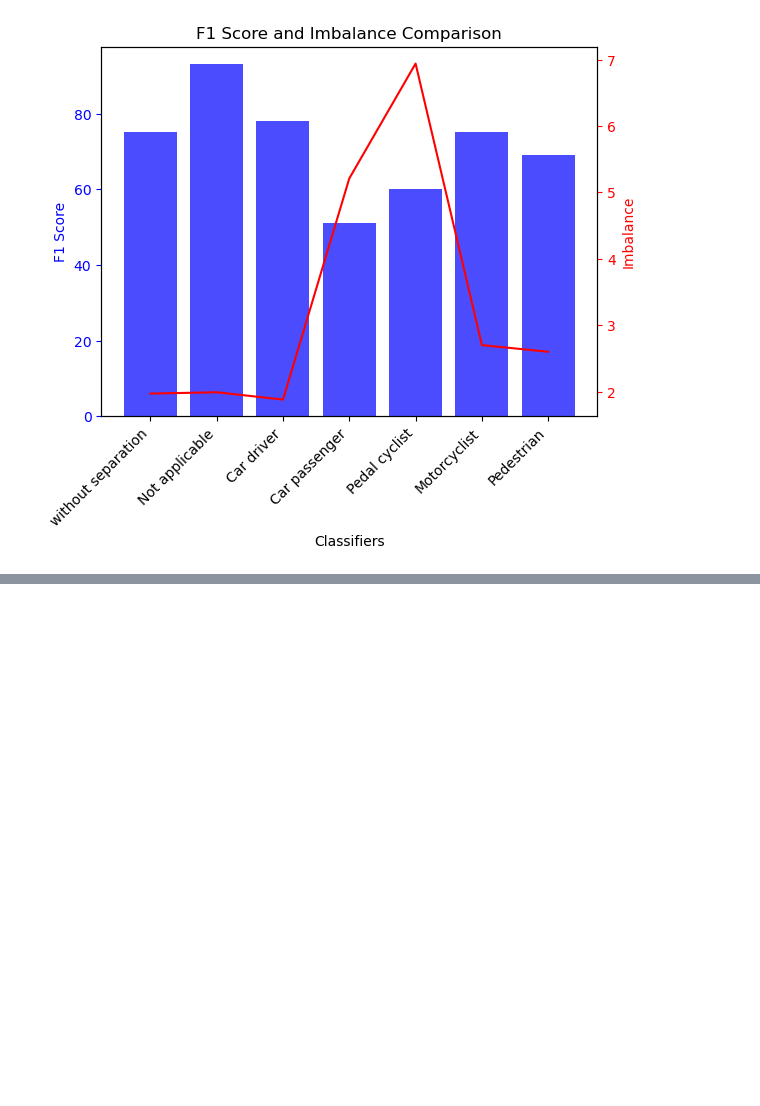
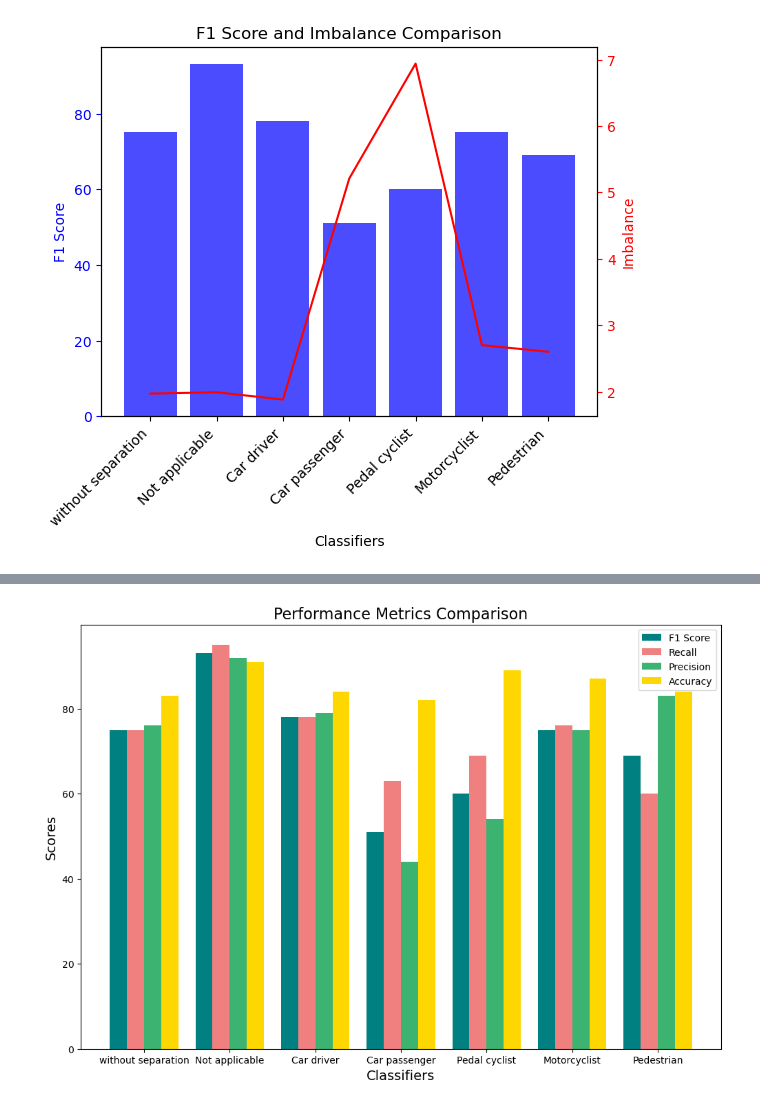
Before and after one commit to mraminamiri/National_Accident, a Jupyter notebook: Comparison.ipynb, the cells around one changed output, grey strips where cells are left out. Cells and saved outputs as stored; diff of their text form; code cells hidden in the pictures; blank space fills up the shorter version.

```diff
--- a/Comparison.ipynb
+++ b/Comparison.ipynb
@@ -404,0 +440,33 @@ plt.show()
+# %%
+import matplotlib.pyplot as plt
+import numpy as np
+
+classifier_names = ["without separation", "Not applicable", "Car driver", "Car passenger", "Pedal cyclist", "Motorcyclist", "Pedestrian"]
+f1_scores = [75, 93, 78, 51, 60, 75, 69]
+recall_scores = [75, 95, 78, 63, 69, 76, 60]
+precision_scores = [76, 92,79, 44, 54, 75, 83]
+accuracy_scores = [83, 91, 84, 82, 89, 87, 84]
+
+num_metrics = len(f1_scores)
+
+x_positions = np.arange(num_metrics)
+
+bar_width = 0.2
+
+plt.figure(figsize=(12, 8))
+plt.bar(x_positions, f1_scores, width=bar_width, label='F1 Score', color='teal')
+plt.bar(x_positions + bar_width, recall_scores, width=bar_width, label='Recall', color='lightcoral')
+plt.bar(x_positions + 2 * bar_width, precision_scores, width=bar_width, label='Precision', color='mediumseagreen')
+plt.bar(x_positions + 3 * bar_width, accuracy_scores, width=bar_width, label='Accuracy', color='gold')
+
+plt.xticks(x_positions + 1.5 * bar_width, classifier_names)
+
+plt.title('Performance Metrics Comparison', fontsize=16)
+plt.xlabel('Classifiers', fontsize=14)
+plt.ylabel('Scores', fontsize=14)
+
+plt.legend()
+
+plt.show()
+# %% [output]
+[figure, added]
```
Also changed, not shown: parts of 9 cells of this notebook.
